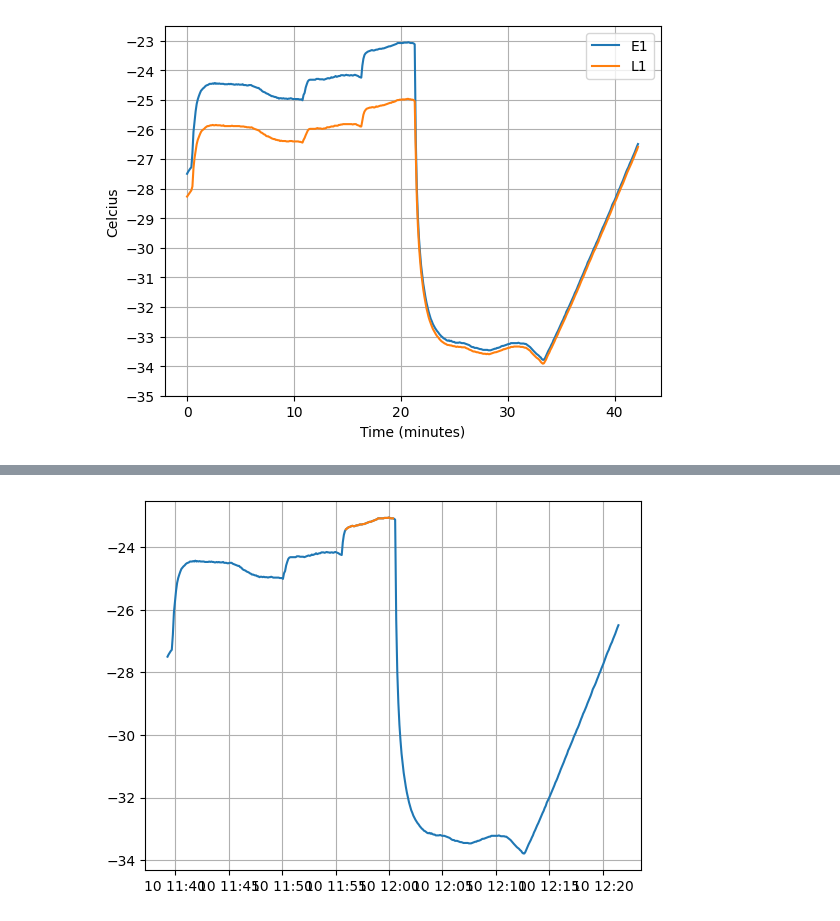
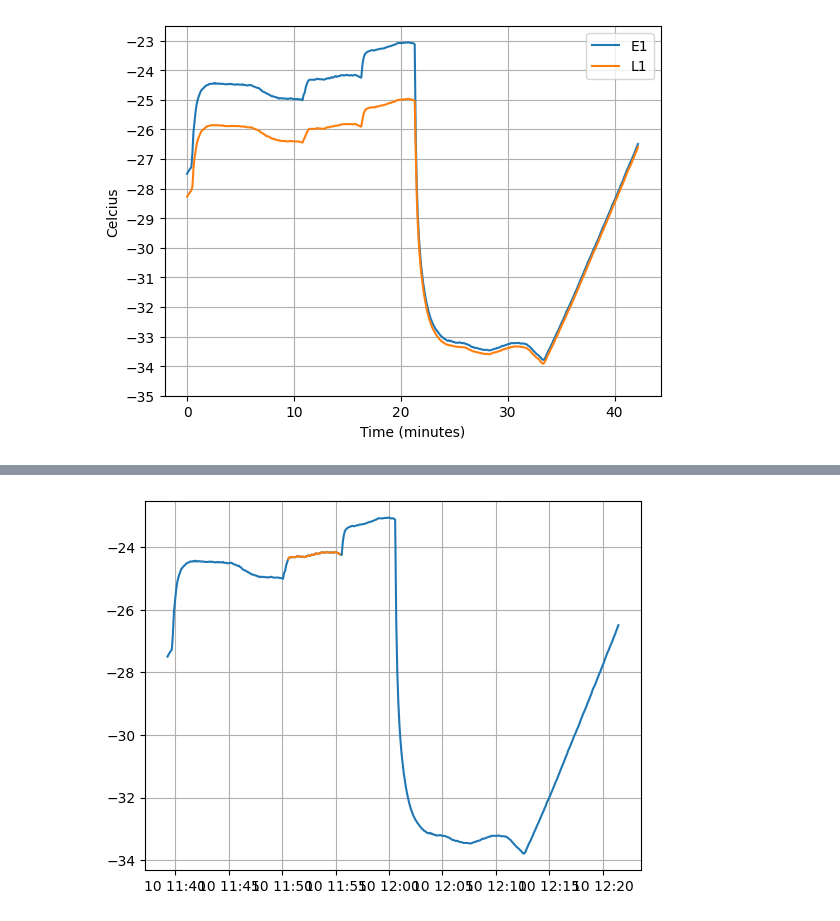
Before and after one commit to bu-etl/module_thermal_mockup, a Jupyter notebook: analysis/TM1_solder_plate.ipynb, the cells around one changed output, grey strips where cells are left out. Saved outputs shown, nothing was run; the diff lists cells and outputs as text; code cells hidden in the pictures.

```diff
--- a/analysis/TM1_solder_plate.ipynb
+++ b/analysis/TM1_solder_plate.ipynb
@@ -83,7 +88,7 @@ with Session(engine) as session:
     run = 36
     module = "TM1"
     sensor = "E1"
-    level = 2
+    level = 1
     left_offset, right_offset = 0, -1
     data = np.array(get_sensor_data(session, run, module, sensor))
     power_levels = get_power_levels(session, run, module, sensor, flat_threshold=0.05)
@@ -107,4 +112,4 @@ AVERAGE TIME
-[figure, old version]
+[figure, new version]
 # %%
 # Power vs Temperature
 
```
Also changed, not shown: parts of 4 cells of this notebook, 2 other files.
